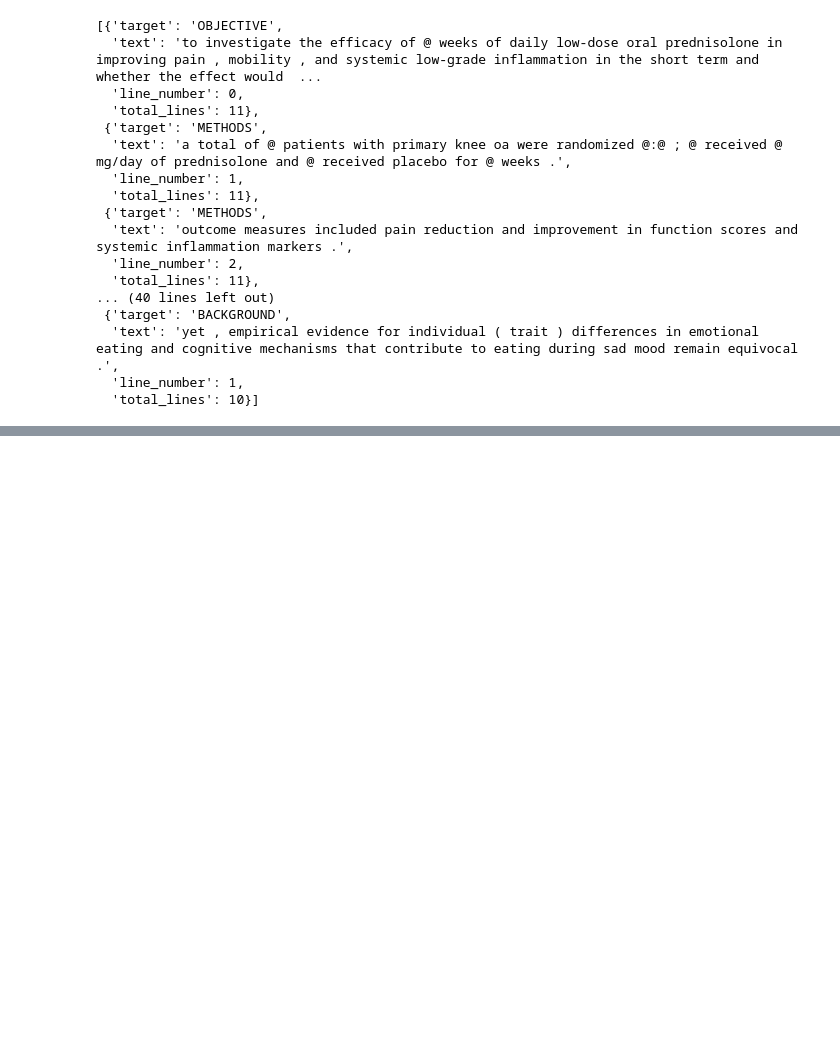
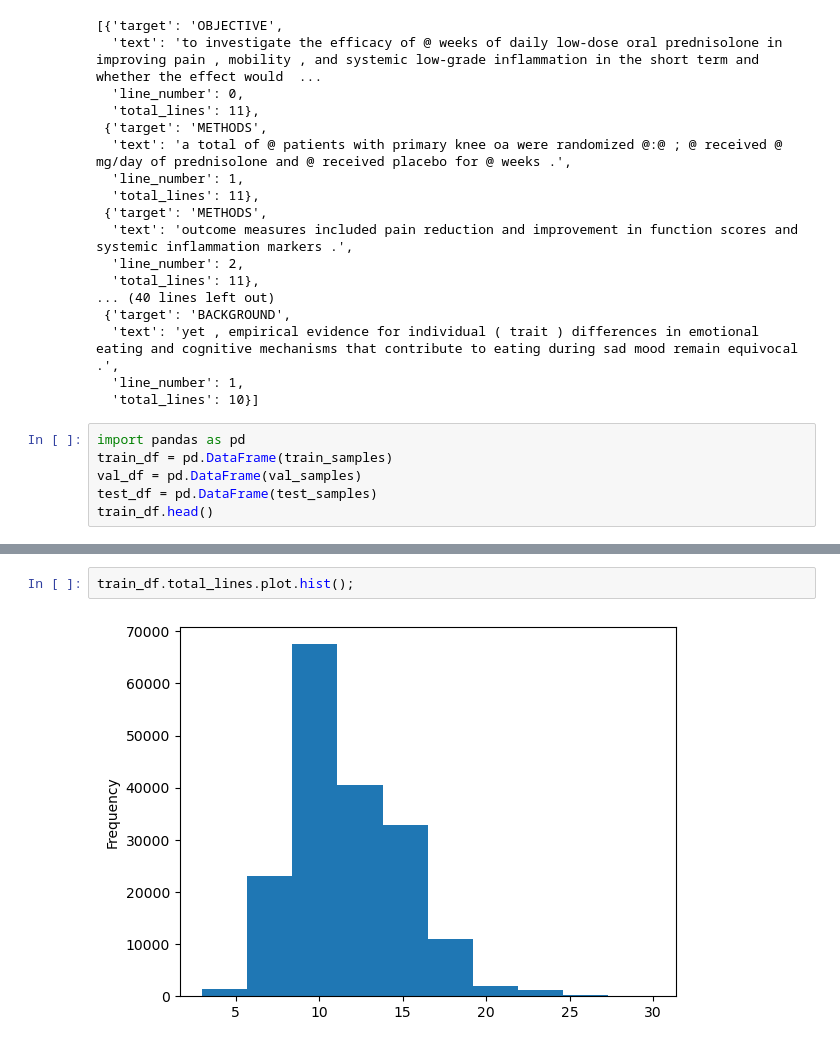
Before and after one commit to sherryuuer/MLANN, a Jupyter notebook: Tensorflow/09_SkimLit.ipynb, the cells around one changed output, grey strips where cells are left out. Cells and saved outputs as stored; diff of their text form; blank space fills up the shorter version.

```diff
--- a/Tensorflow/09_SkimLit.ipynb
+++ b/Tensorflow/09_SkimLit.ipynb
@@ -166,3 +176,9 @@ train_samples[:14]
   'text': 'yet , empirical evidence for individual ( trait ) differences in emotional eating and cognitive mechanisms that contribute to eating during sad mood remain equivocal .',
   'line_number': 1,
   'total_lines': 10}]
+# %%
+import pandas as pd
+train_df = pd.DataFrame(train_samples)
+val_df = pd.DataFrame(val_samples)
+test_df = pd.DataFrame(test_samples)
+train_df.head()
@@ -168,0 +202,4 @@ train_samples[:14]
+# %%
+train_df.total_lines.plot.hist();
+# %% [output]
+[figure, added]
```
Also changed, not shown: parts of 136 cells of this notebook, 2 other files.
